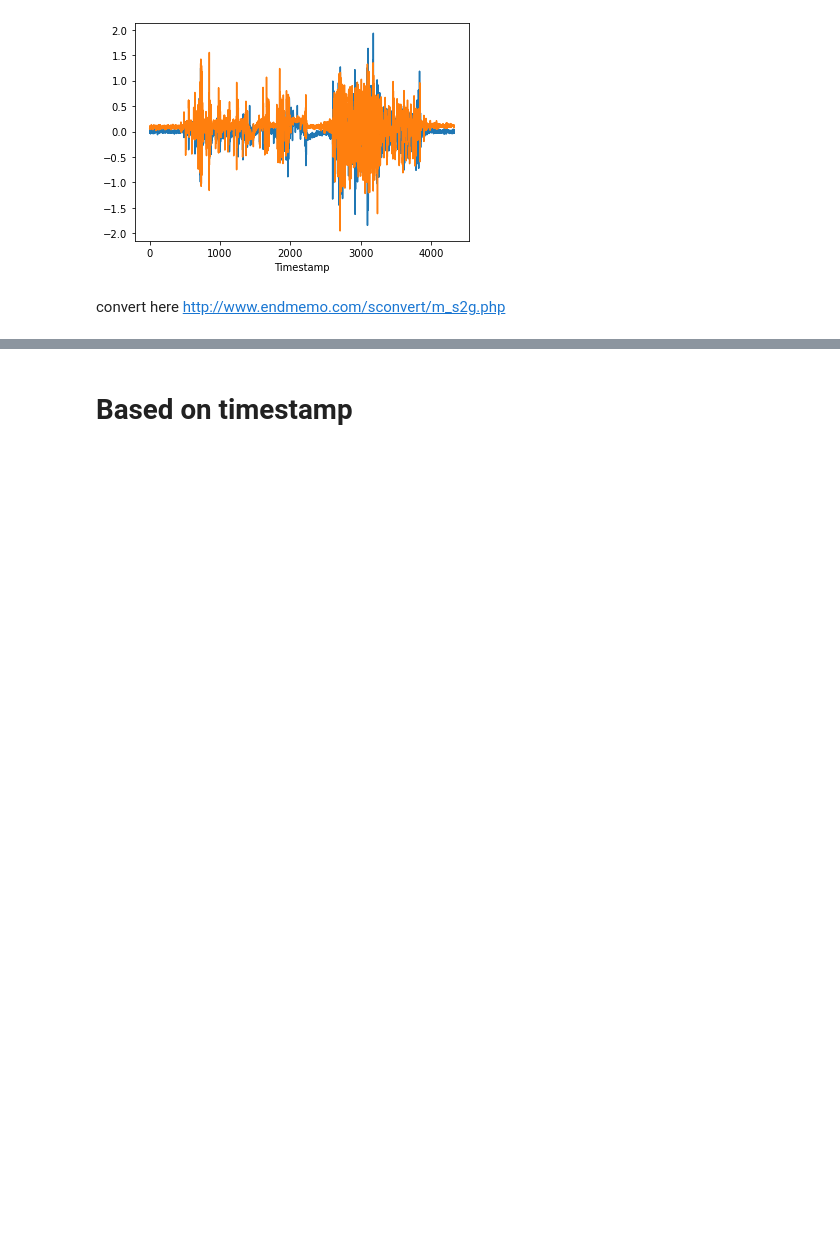
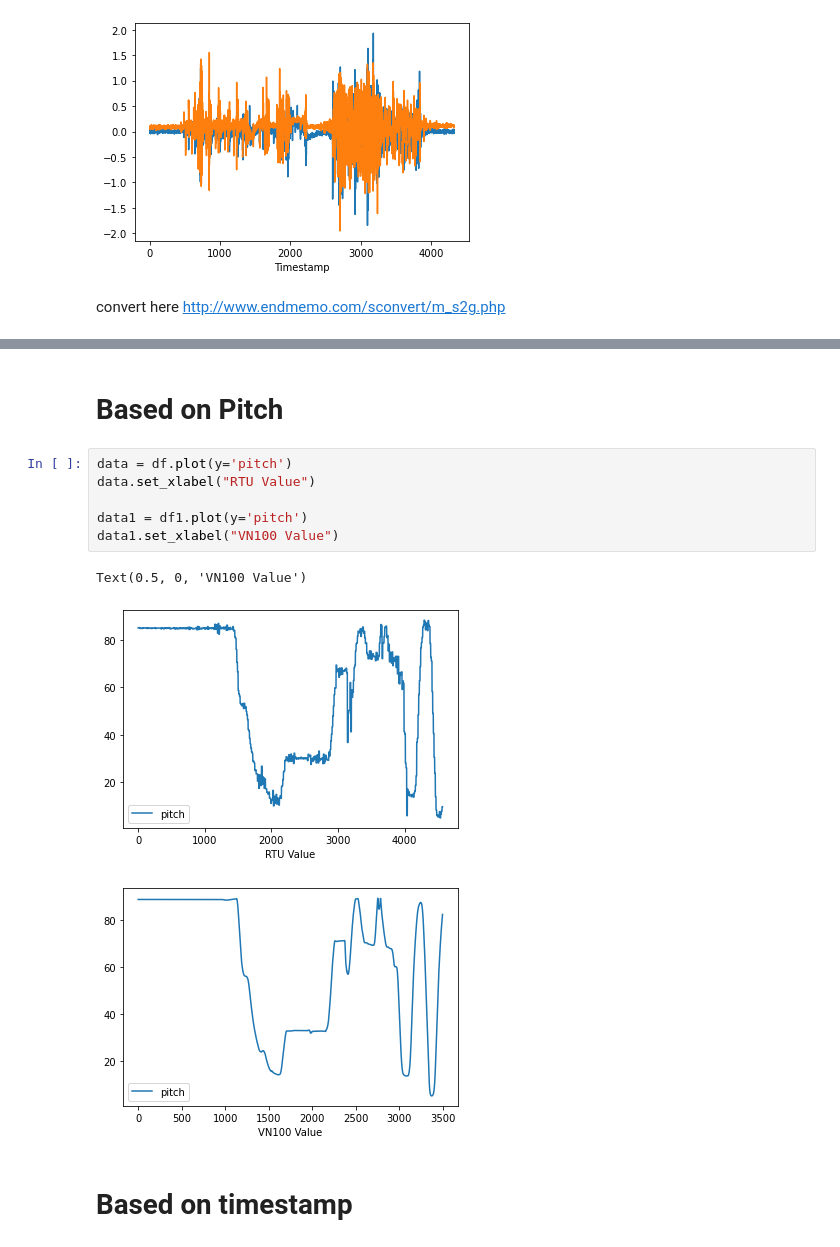
Before and after one commit to wianoski/lcs-bridge, a Jupyter notebook: RTU/fix_RTU01/rec acc/rec acc.ipynb, the cells around one changed output, grey strips where cells are left out. Cells and saved outputs as stored; diff of their text form; blank space fills up the shorter version.

```diff
--- a/RTU/fix_RTU01/rec acc/rec acc.ipynb
+++ b/RTU/fix_RTU01/rec acc/rec acc.ipynb
@@ -44,2 +41,14 @@ plt.show()
+# %% [markdown]
+# Based on Pitch
+# %%
+data = df.plot(y='pitch')
+data.set_xlabel("RTU Value")
+
+data1 = df1.plot(y='pitch')
+data1.set_xlabel("VN100 Value")
+# %% [output]
+Text(0.5, 0, 'VN100 Value')
+[figure, added]
+[figure, added]
 # %% [markdown]
 # Based on timestamp
```
Also changed, not shown: parts of 9 cells of this notebook, 27 other files.
